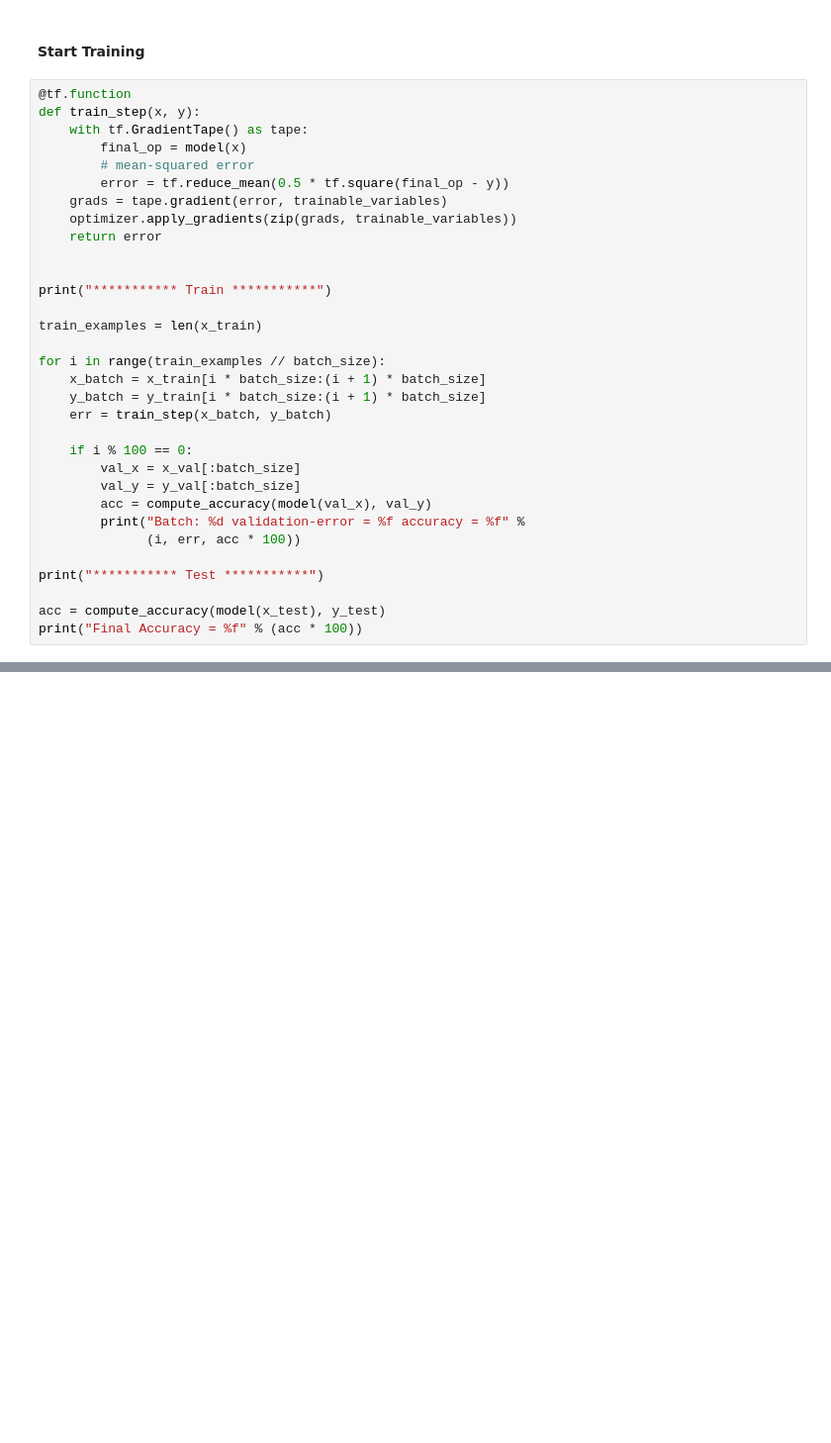
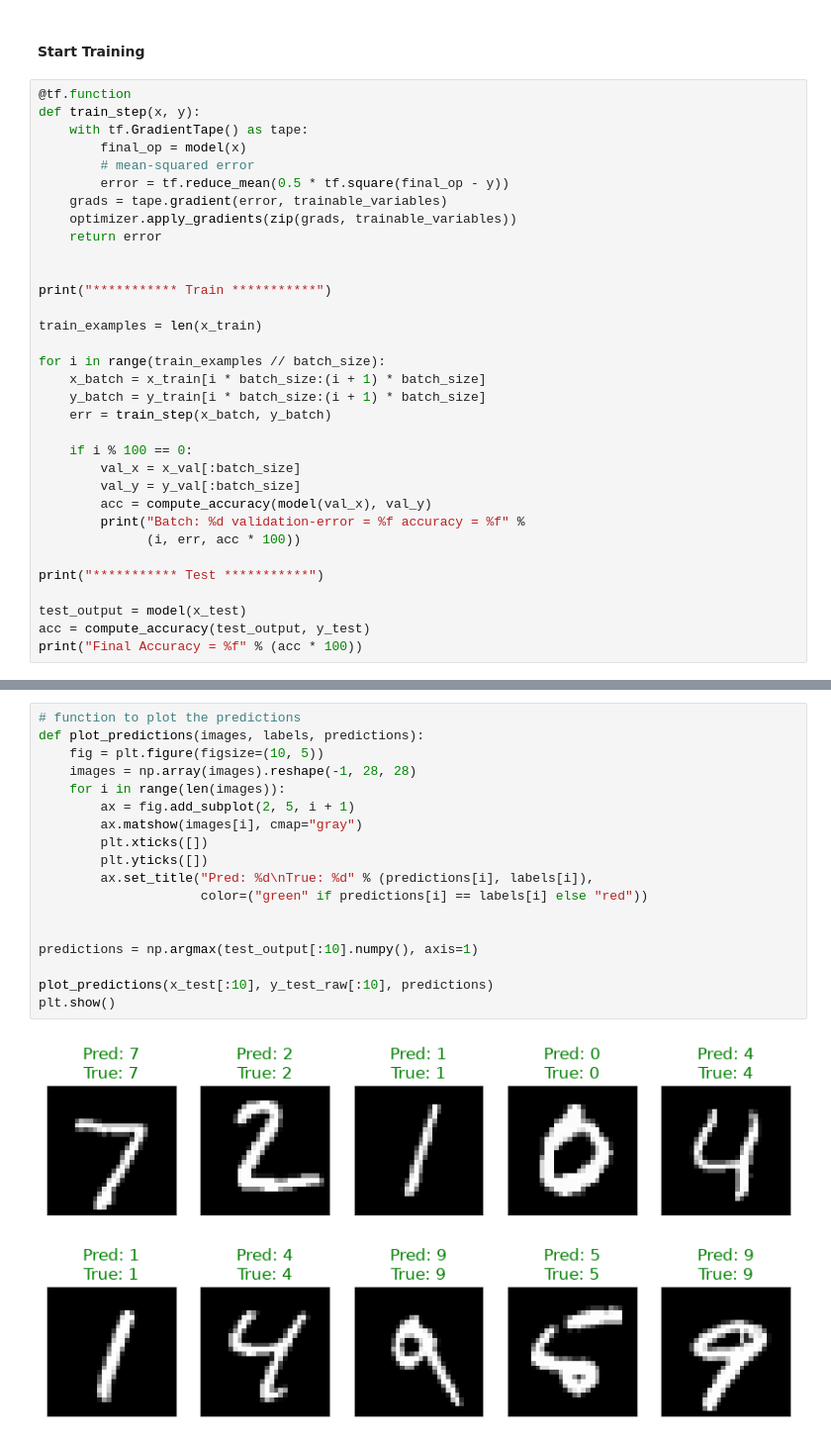
Before and after one commit to ccd97/hello_nn, a Jupyter notebook: Convolutional-NeuralNet/tf_cnn_mnist_classification.ipynb, the cells around one changed output, grey strips where cells are left out. Shown at 99% size. Cells and saved outputs as stored; diff of their text form; blank space fills up the shorter version.

Commit message:
feat: add visualization of model predictions for CNN

```diff
--- a/Convolutional-NeuralNet/tf_cnn_mnist_classification.ipynb
+++ b/Convolutional-NeuralNet/tf_cnn_mnist_classification.ipynb
@@ -124,7 +126,8 @@ for i in range(train_examples // batch_size):
 
 print("*********** Test ***********")
 
-acc = compute_accuracy(model(x_test), y_test)
+test_output = model(x_test)
+acc = compute_accuracy(test_output, y_test)
 print("Final Accuracy = %f" % (acc * 100))
 # %% [output]
 *********** Train ***********
@@ -143,0 +149,20 @@ Final Accuracy = 97.089996
+# %%
+# function to plot the predictions
+def plot_predictions(images, labels, predictions):
+    fig = plt.figure(figsize=(10, 5))
+    images = np.array(images).reshape(-1, 28, 28)
+    for i in range(len(images)):
+        ax = fig.add_subplot(2, 5, i + 1)
+        ax.matshow(images[i], cmap="gray")
+        plt.xticks([])
+        plt.yticks([])
+        ax.set_title("Pred: %d\nTrue: %d" % (predictions[i], labels[i]),
+                     color=("green" if predictions[i] == labels[i] else "red"))
+
+
+predictions = np.argmax(test_output[:10].numpy(), axis=1)
+
+plot_predictions(x_test[:10], y_test_raw[:10], predictions)
+plt.show()
+# %% [output]
+[figure, added]
```
Also changed, not shown: parts of 3 cells of this notebook, 3 other files.
